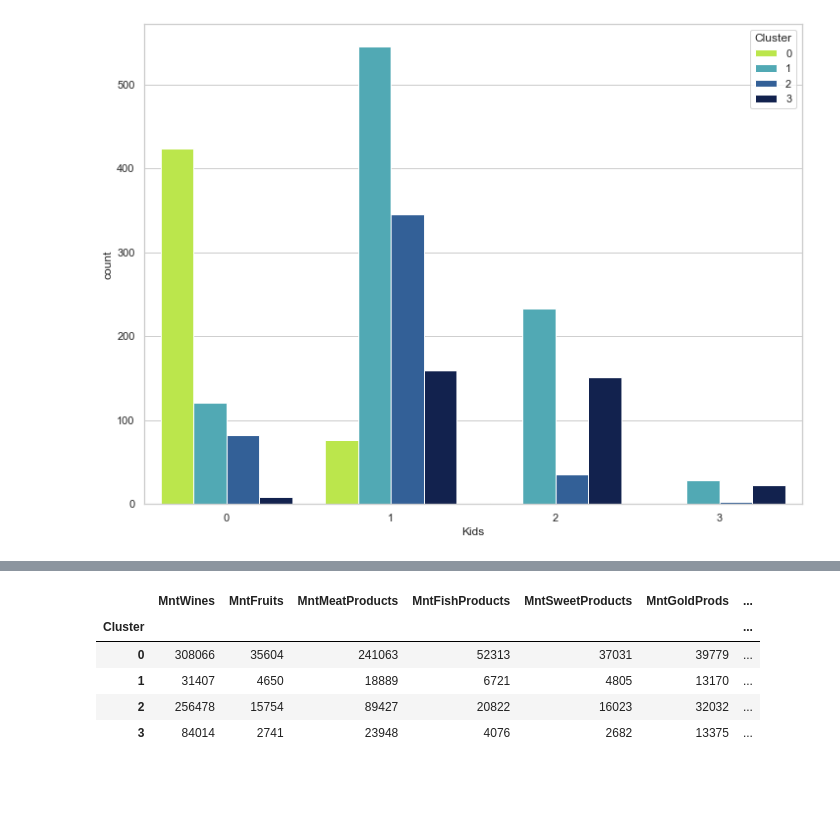
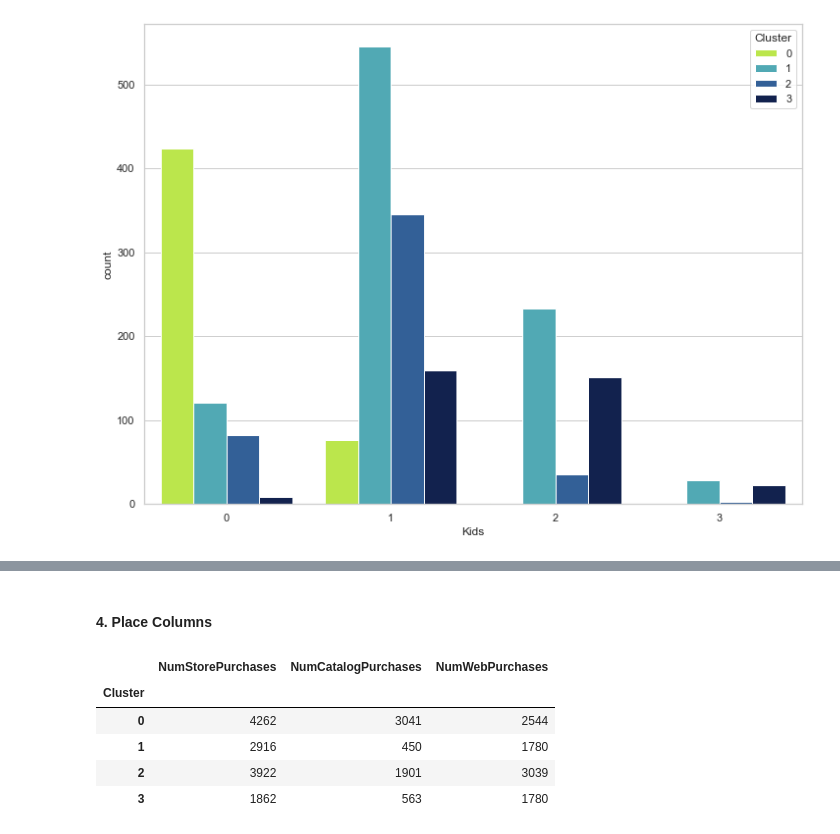
Before and after one commit to mariaperezdeayalas/Customer-Segmentation-Final-Project-, a Jupyter notebook: Notebooks/3. Clustering - KMeans.ipynb, the cells around one changed output, grey strips where cells are left out. Saved outputs shown, nothing was run; the diff lists cells and outputs as text; code cells hidden in the pictures; blank space fills up the shorter version.

```diff
--- a/Notebooks/3. Clustering - KMeans.ipynb
+++ b/Notebooks/3. Clustering - KMeans.ipynb
@@ -175,9 +187,12 @@ products = clients[['MntWines', 'MntFruits', 'MntMeatProducts', 'MntFishProducts
+# %% [markdown]
+#### 4. Place Columns
 # %%
+products = clients[['NumStorePurchases', 'NumCatalogPurchases', 'NumWebPurchases', 'Cluster']]
 products.groupby(['Cluster']).sum()
 # %% [output]
-|  | MntWines | MntFruits | MntMeatProducts | MntFishProducts | MntSweetProducts | MntGoldProds | ... |
-| Cluster |  |  |  |  |  |  | ... |
-| 0 | 308066 | 35604 | 241063 | 52313 | 37031 | 39779 | ... |
-| 1 | 31407 | 4650 | 18889 | 6721 | 4805 | 13170 | ... |
-| 2 | 256478 | 15754 | 89427 | 20822 | 16023 | 32032 | ... |
-| 3 | 84014 | 2741 | 23948 | 4076 | 2682 | 13375 | ... |
+|  | NumStorePurchases | NumCatalogPurchases | NumWebPurchases |
+| Cluster |  |  |  |
+| 0 | 4262 | 3041 | 2544 |
+| 1 | 2916 | 450 | 1780 |
+| 2 | 3922 | 1901 | 3039 |
+| 3 | 1862 | 563 | 1780 |
```
Also changed, not shown: parts of 12 cells of this notebook.
